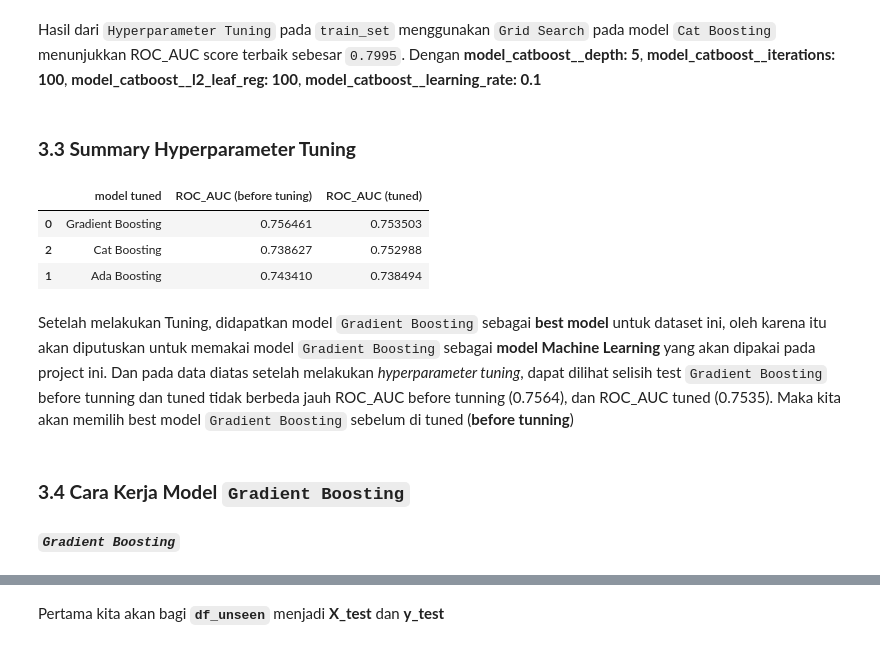
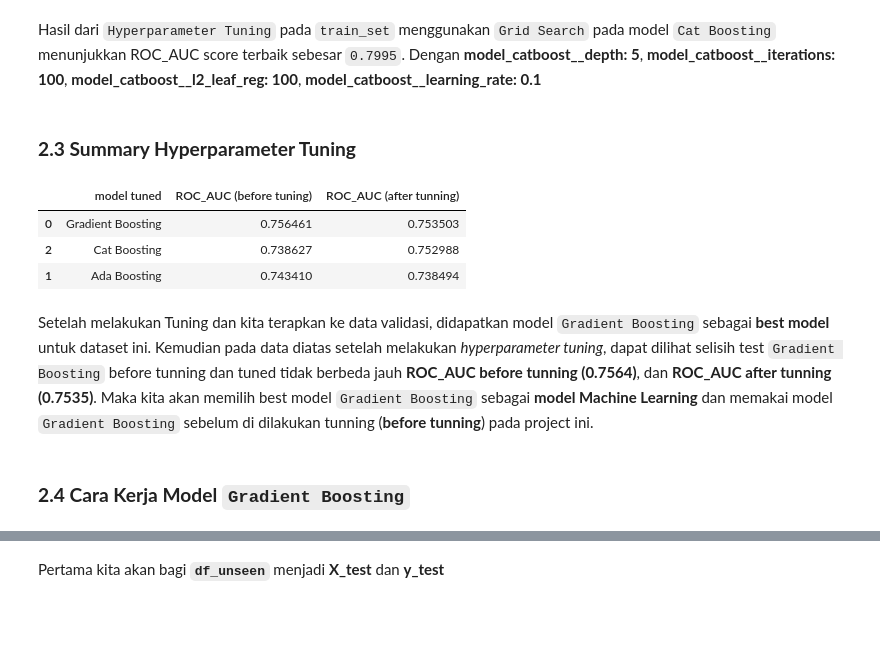
Before and after one commit to PurwadhikaDev/DeltaGroup_JC_DS_FT_Jogja_01_FinalProject, a Jupyter notebook: notebooks/Delta-3.0-Modeling-ML.ipynb, the cells around one changed output, grey strips where cells are left out. Cells and saved outputs as stored; diff of their text form; code cells hidden in the pictures; blank space fills up the shorter version.

```diff
--- a/notebooks/Delta-3.0-Modeling-ML.ipynb
+++ b/notebooks/Delta-3.0-Modeling-ML.ipynb
@@ -222,3 +100,0 @@ Pada bagian `Data Preprocessing` part 3.0-Modeling ini, kita akan melakukan **Sc
-# %%
-df = df.drop(columns=['month_quarter'])
-df
@@ -1001,20 +863,17 @@ Cat Boost Hyperparameter
 # %% [markdown]
 Hasil dari `Hyperparameter Tuning` pada `train_set` menggunakan `Grid Search` pada model `Cat Boosting` menunjukkan ROC_AUC score terbaik sebesar `0.7995`. Dengan **model_catboost__depth: 5**, **model_catboost__iterations: 100**, **model_catboost__l2_leaf_reg: 100**, **model_catboost__learning_rate: 0.1**
 # %% [markdown]
-### **3.3 Summary Hyperparameter Tuning**
+### **2.3 Summary Hyperparameter Tuning**
 # %%
 # Hyperparameter tunning best_estimator
 
 hyperparameter_tuning = [gradboost_grid.best_estimator_, adaboost_grid.best_estimator_, catboost_grid.best_estimator_]
 # %%
-# Mencari model terbaik berdasarkan roc_auc score terbesar dan std terkecil
+# List score model sesudah di tuned (val set)
 
 list_score_aftertuned = []
 
 for i in hyperparameter_tuning :
-
-    # fitting
-    i.fit(X_train, y_train)
 
     # predict
     y_pred = i.predict(X_val)
@@ -1027,22 +886,20 @@ for i in hyperparameter_tuning :
 
 list_score_beforetuned = [df_ros_predict['ROC_AUC (val_set)'][5],df_ros_predict['ROC_AUC (val_set)'][6],df_ros_predict['ROC_AUC (val_set)'][4]]
 # %%
-# Perbandingan performa antar model sebelum dan sesudah tunning
+# Perbandingan performa antar model sebelum dan sesudah tunning pada validation set
 
 df_score_beforeaftertuned = pd.DataFrame({
     'model tuned':['Gradient Boosting', 'Ada Boosting', 'Cat Boosting'],
     'ROC_AUC (before tuning)' : list_score_beforetuned,
-    'ROC_AUC (tuned)': list_score_aftertuned,
-}).sort_values('ROC_AUC (tuned)', ascending=False)
+    'ROC_AUC (after tunning)': list_score_aftertuned,
+}).sort_values('ROC_AUC (after tunning)', ascending=False)
 df_score_beforeaftertuned
 # %% [output]
-|  | model tuned | ROC_AUC (before tuning) | ROC_AUC (tuned) |
+|  | model tuned | ROC_AUC (before tuning) | ROC_AUC (after tunning) |
 | 0 | Gradient Boosting | 0.756461 | 0.753503 |
 | 2 | Cat Boosting | 0.738627 | 0.752988 |
 | 1 | Ada Boosting | 0.743410 | 0.738494 |
 # %% [markdown]
-Setelah melakukan Tuning, didapatkan model `Gradient Boosting` sebagai **best model** untuk dataset ini, oleh karena itu akan diputuskan untuk memakai model `Gradient Boosting` sebagai **model Machine Learning** yang akan dipakai pada project ini. Dan pada data diatas setelah melakukan *hyperparameter tuning*, dapat dilihat selisih test `Gradient Boosting` before tunning dan tuned tidak berbeda jauh ROC_AUC before tunning (0.7564), dan ROC_AUC tuned (0.7535). Maka kita akan memilih best model `Gradient Boosting` sebelum di tuned (**before tunning**)
+Setelah melakukan Tuning dan kita terapkan ke data validasi, didapatkan model `Gradient Boosting` sebagai **best model** untuk dataset ini. Kemudian pada data diatas setelah melakukan *hyperparameter tuning*, dapat dilihat selisih test `Gradient Boosting` before tunning dan tuned tidak berbeda jauh **ROC_AUC before tunning (0.7564)**, dan **ROC_AUC after tunning (0.7535)**. Maka kita akan memilih best model `Gradient Boosting` sebagai **model Machine Learning** dan memakai model `Gradient Boosting` sebelum di dilakukan tunning (**before tunning**) pada project ini.
 # %% [markdown]
-### **3.4 Cara Kerja Model `Gradient Boosting`**
+### **2.4 Cara Kerja Model `Gradient Boosting`**
-# %% [markdown]
-***`Gradient Boosting`***
```
Also changed, not shown: parts of 109 cells of this notebook, 3 other files.
